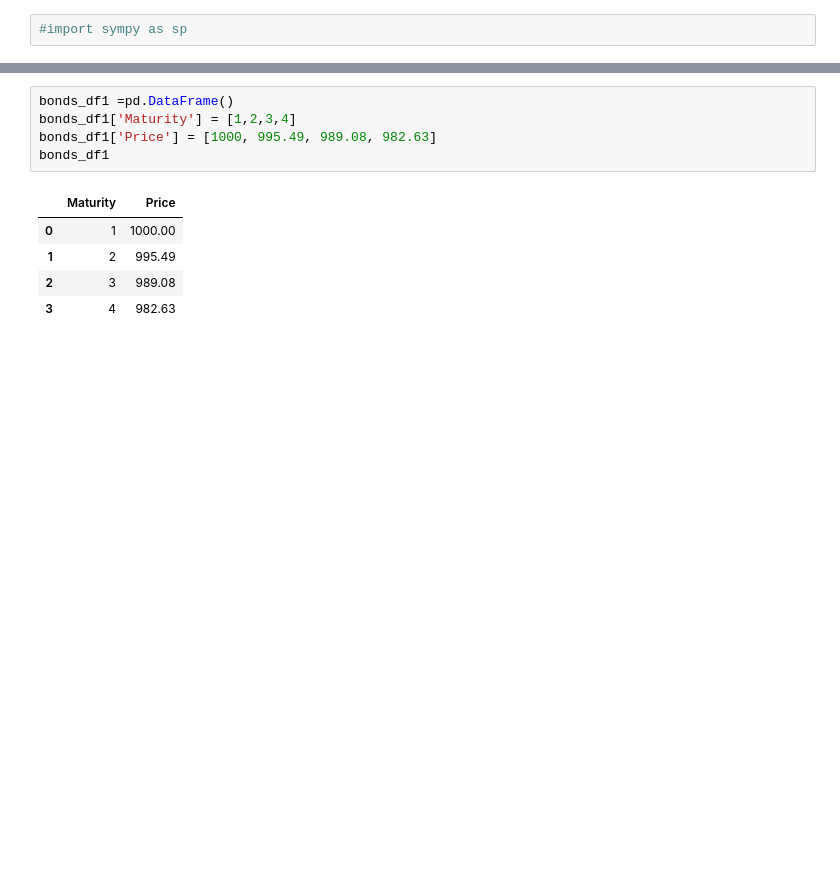
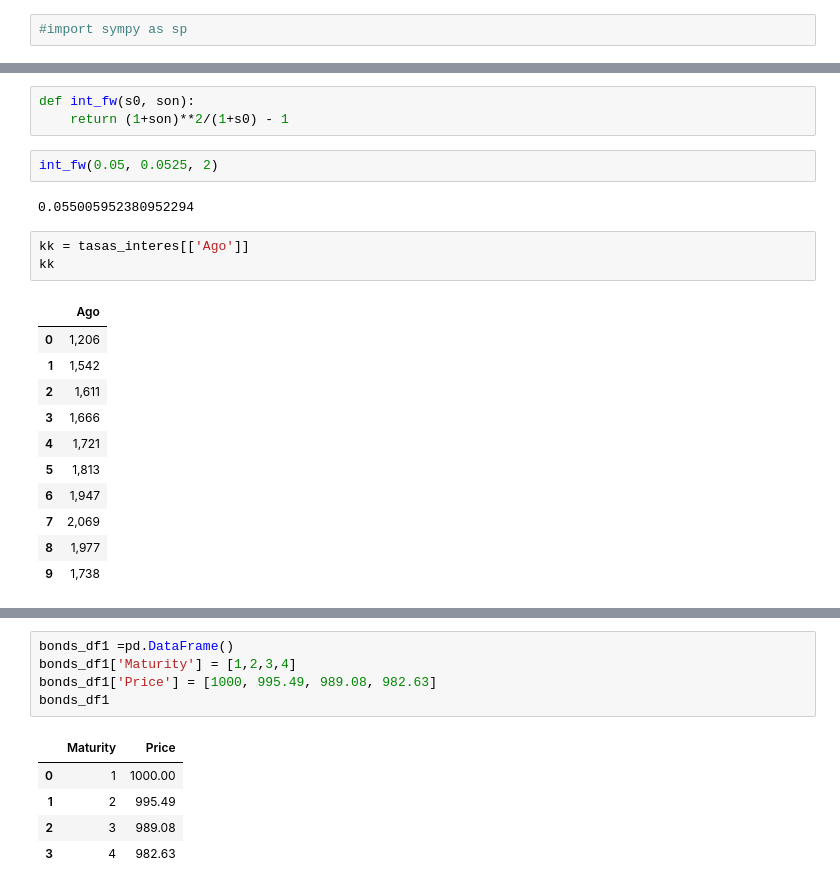
Before and after one commit to Ardark27/python_finance, a Jupyter notebook: 8_ETTI/8_1_Etti.ipynb, the cells around one changed output, grey strips where cells are left out. Cells and saved outputs as stored; diff of their text form; blank space fills up the shorter version.

```diff
--- a/8_ETTI/8_1_Etti.ipynb
+++ b/8_ETTI/8_1_Etti.ipynb
@@ -12,0 +17,22 @@ from sympy import Symbol
+# %%
+def int_fw(s0, son):
+    return (1+son)**2/(1+s0) - 1
+# %%
+int_fw(0.05, 0.0525, 2)
+# %% [output]
+0.055005952380952294
+# %%
+kk = tasas_interes[['Ago']]
+kk
+# %% [output]
+|  | Ago |
+| 0 | 1,206 |
+| 1 | 1,542 |
+| 2 | 1,611 |
+| 3 | 1,666 |
+| 4 | 1,721 |
+| 5 | 1,813 |
+| 6 | 1,947 |
+| 7 | 2,069 |
+| 8 | 1,977 |
+| 9 | 1,738 |
```
Also changed, not shown: parts of 17 cells of this notebook, 3 other files.
